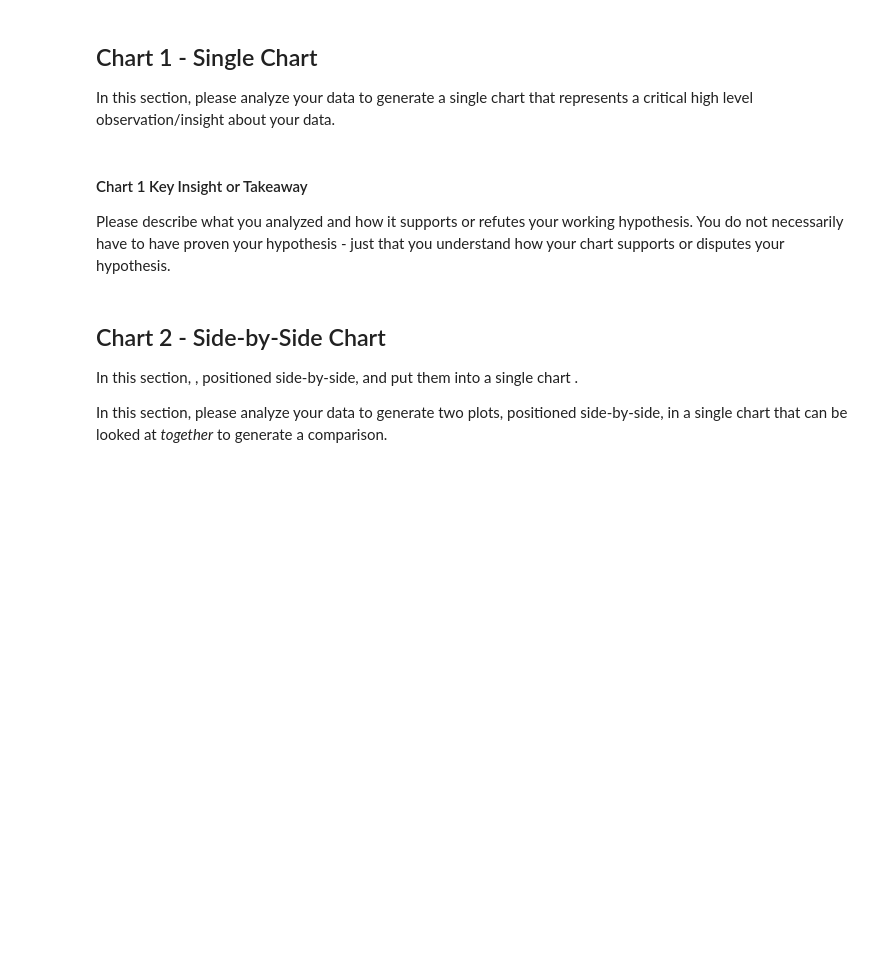
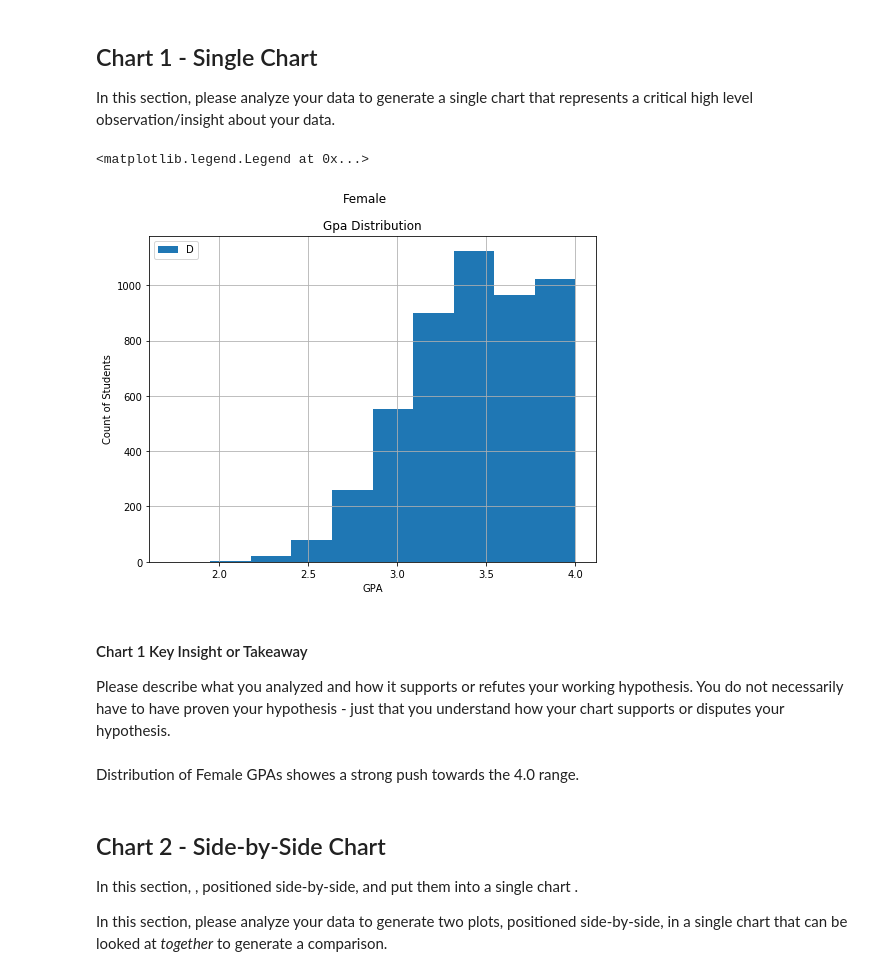
Before and after one commit to jasonshu8/MSDS_631, a Jupyter notebook: Homeworks/Homework 8/MSDS_631_Homework_8.ipynb, the cells around one changed output. Cells and saved outputs as stored; diff of their text form; code cells hidden in the pictures; blank space fills up the shorter version.

```diff
--- a/Homeworks/Homework 8/MSDS_631_Homework_8.ipynb
+++ b/Homeworks/Homework 8/MSDS_631_Homework_8.ipynb
@@ -45,6 +49,8 @@ import numpy as np
 import json
 import csv
 from datetime import datetime
+# %%
+student_info = pd.read_csv("../Homework 6-EC/students.csv")
 # %% [markdown]
 ## Chart 1 - Single Chart
 
@@ -54,6 +58,23 @@ In this section, please analyze your data to generate a single chart that repres
+# %%
+female_gpas = student_info[student_info['gender']=='Female']
+# %%
+#Generate chart here
+
+fig, ax = plt.subplots(figsize=(8,6))
+first_plot = female_gpas['gpa'].hist()
+ax.set_title("Gpa Distribution")
+plt.suptitle("Female")
+ax.set_xlabel("GPA")
+ax.set_ylabel("Count of Students")
+ax.legend('Distro', loc='upper left')
+# %% [output]
+<matplotlib.legend.Legend at 0x...>
+[figure, added]
 # %% [markdown]
 #### Chart 1 Key Insight or Takeaway
 Please describe what you analyzed and how it supports or refutes your working hypothesis. You do not necessarily have to have proven your hypothesis - just that you understand how your chart supports or disputes your hypothesis.
+# %% [markdown]
+Distribution of Female GPAs showes a strong push towards the 4.0 range.
 # %% [markdown]
 ## Chart 2 - Side-by-Side Chart
 
```
Also changed, not shown: parts of 12 cells of this notebook, 2 other files.
